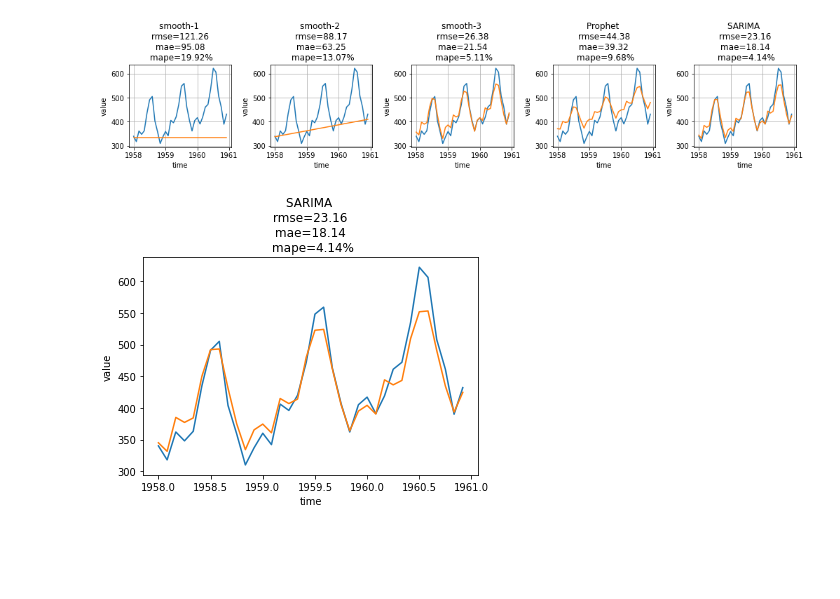
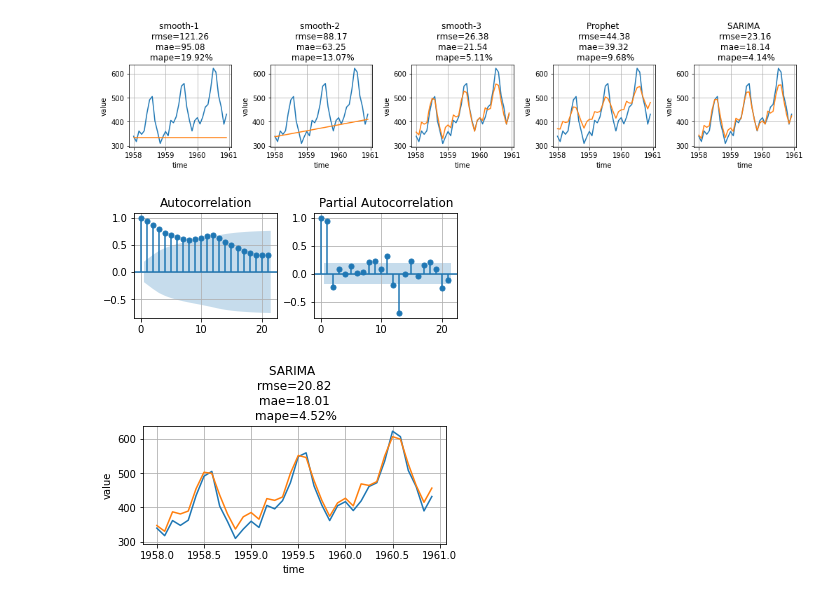
Before and after one commit to gavrevnik/analytics_tools, a Jupyter notebook: Time Series.ipynb, the cells around one changed output. Drawn from its saved outputs; the diff is of its cells as text; code cells hidden in the pictures; blank space fills up the shorter version.

```diff
--- a/Time Series.ipynb
+++ b/Time Series.ipynb
@@ -433,5 +436,7 @@ eda.make_plot('line', params_real); eda.make_plot('line', params_forecast)
 # %%
 # ТЮНИНГ ПАРАМЕТРОВ SARIMAX
+data = sm.datasets.get_rdataset("AirPassengers", package="datasets").data
+data = data.sort_values(by='time', ascending=True)
 data_train = data[data.time < 1958]
 data_test = data[data.time >= 1958]
 dt, real = data_test.time, data_test.value
@@ -443,5 +448,44 @@ dt, real = data_test.time, data_test.value
 # рисует ряд, возвращает критерий стационарности Дикке
 
 # пайплайн перебора sarimax с поиском минимального L
-# %% [output]
-[figure, removed]
+# %%
+def get_acf(ts_list, lags = 40, plot=True, alpha=0.05, figsize = (10, 4)):
+    """вычисляем ACF, PACF для временного ряда ts_list на диапазоне лагов (1, lags)
+    При необходимости строим график для автокорреляции
+    args: ts_list, lags = 40, plot=True, alpha=0.05, figsize = (10, 4)
+    return: plot + df_stat = acf, pacf info
+    """
+    df_acf, df_pacf = acf(ts_list, nlags=lags, alpha=alpha), pacf(ts_list, nlags=lags, alpha=alpha)
+    df_stat = pd.DataFrame({'acf' : df_acf[0], 'acf_low' : df_acf[1].T[0], 'acf_high' : df_acf[1].T[1],
+                  'pacf' : df_pacf[0], 'pacf_low' : df_pacf[1].T[0], 'pacf_high' : df_pacf[1].T[1]})
+    df_stat['acf_sign'] = ((df_stat.acf_low * df_stat.acf_high) > 0).astype(int)
+    df_stat['pacf_sign'] = ((df_stat.pacf_low * df_stat.pacf_high) > 0).astype(int)
+    df_stat['lag'] = range(lags + 1)
+    if plot:
+        ax = eda.get_subplots(figsize, 1, 2)
+        plot_acf(ts_list, ax[0])
+        plot_pacf(ts_list, ax[1])
+    return df_stat[['lag', 'acf', 'acf_low', 'acf_high', 'acf_sign', 'pacf', 'pacf_low', 'pacf_high', 'pacf_sign']]
+# %%
+df_stat = get_acf(data_train.value, figsize=(5, 2))
+# %% [output]
+[figure, added]
+# %%
+# SARIMA
+ax = eda.get_subplots((5, 3), 1, 1)
+def get_mae(y_true, y_pred):
+    return np.round(np.mean(np.abs(y_true - y_pred)), 2)
+def get_rmse(y_true, y_pred):
+    return np.round(np.sqrt(np.mean((y_true - y_pred) ** 2)), 2)
+def get_mape(y_true, y_pred):
+    return np.round(np.mean(np.abs((y_true - y_pred) / y_true)) * 100, 2)
+p,d,q = 1,1,1; P,D,Q,s = 2,1,2,12
+model = SARIMAX(data_train.value, order=(p,d,q), seasonal_order=(P,D,Q,s))
+forecast_data = model.fit().get_forecast(steps=36) # conf_int = forecast_data.conf_int()
+forecast = forecast_data.predicted_mean.values
+rmse, mae, mape = get_rmse(real, forecast), get_mae(real, forecast), get_mape(real, forecast)
+params_real = {'x' : dt, 'y' : real, 'ax' : ax}
+params_forecast = {'x' : dt, 'y' : forecast, 'ax' : ax, 'title' : f'SARIMA \n rmse={rmse} \n mae={mae} \n mape={mape}%'}
+eda.make_plot('line', params_real); eda.make_plot('line', params_forecast)
+# %% [output]
+[figure, added]
```
Also changed, not shown: parts of 5 cells of this notebook, 4 other files.
